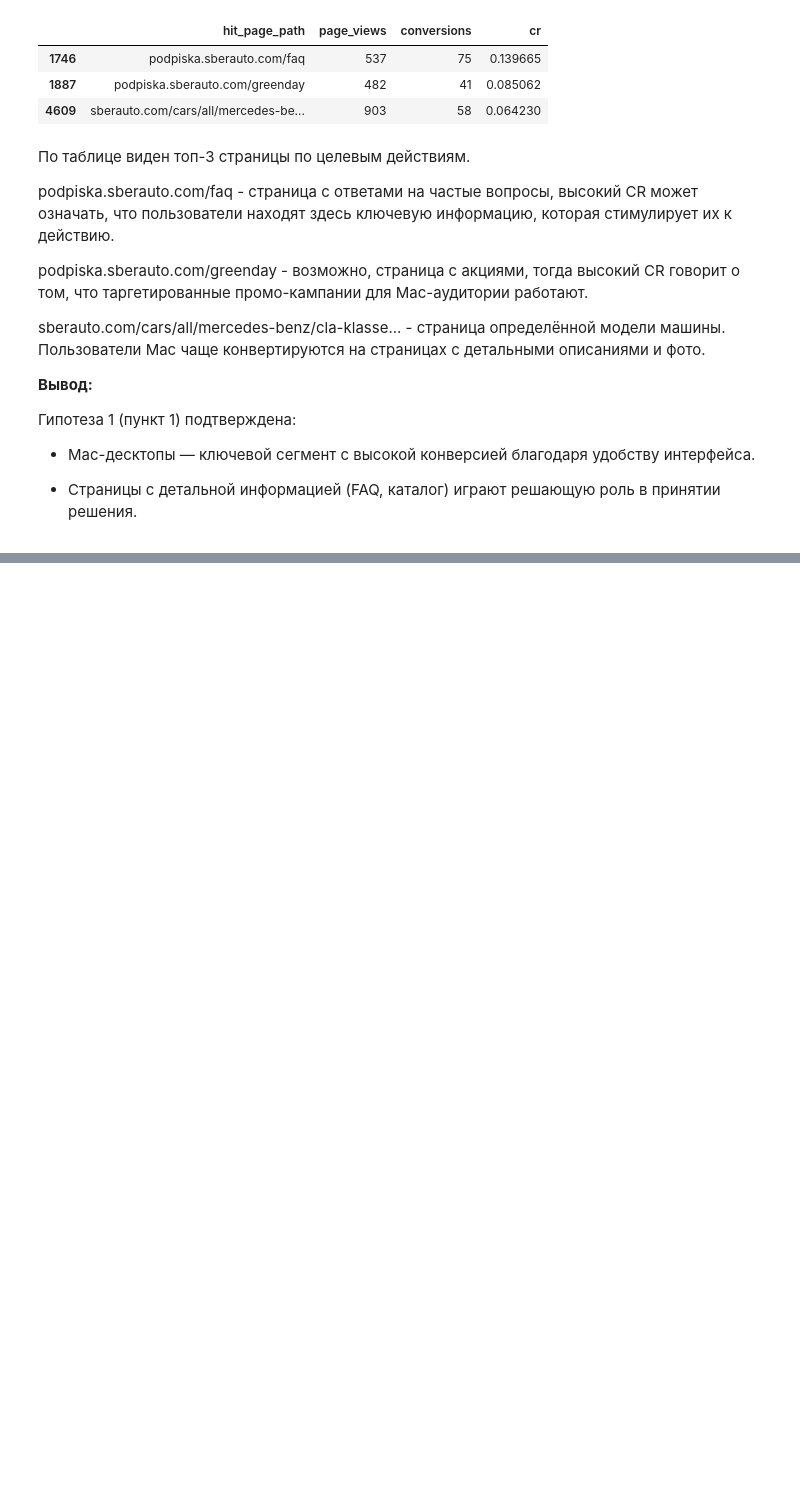
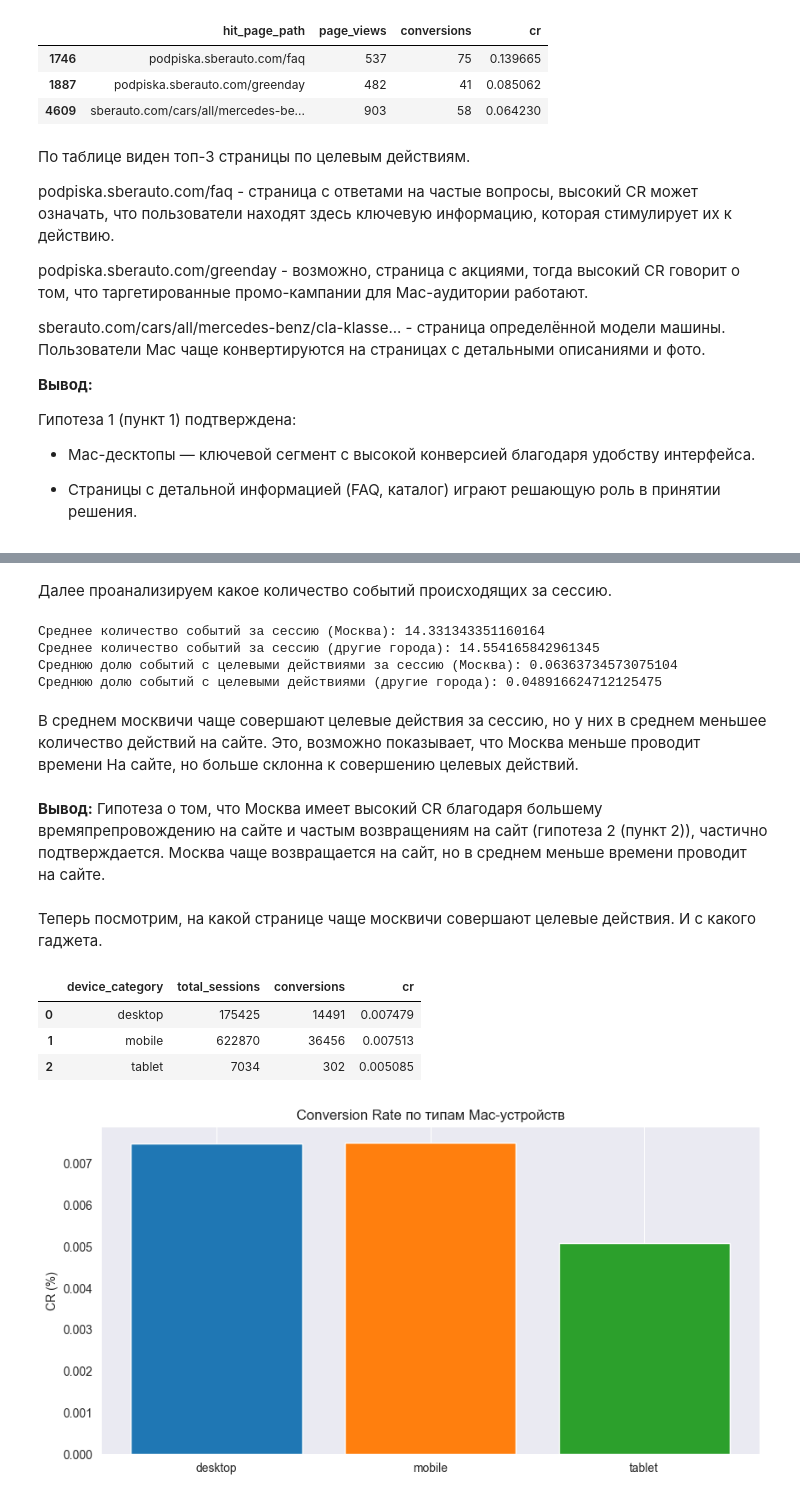
Before and after one commit to DeanNeaht/MIPT_Hackaton, a Jupyter notebook: Продуктовые гипотезы.ipynb, the cells around one changed output, grey strips where cells are left out. Drawn from its saved outputs; the diff is of its cells as text; code cells hidden in the pictures; blank space fills up the shorter version.

```diff
--- a/Продуктовые гипотезы.ipynb
+++ b/Продуктовые гипотезы.ipynb
@@ -396,0 +421,3 @@ sberauto.com/cars/all/mercedes-benz/cla-klasse... - страница опред
+# %%
+data["geo_city"] = data["geo_city"].apply(lambda x: x if (x == "Moscow") | (x == "Saint Petersburg") else "Other cities")
+print(data["geo_city"].unique())
@@ -396,0 +476,10 @@ sberauto.com/cars/all/mercedes-benz/cla-klasse... - страница опред
+# %%
+moscow_data = data[data['geo_city'] == 'Moscow']
+
+# Анализируем из каких каналов (utm_campaign) приходит трафик с Moscow
+moscow_campaigns = moscow_data.groupby('utm_campaign').agg(
+    total_sessions=('session_id', 'nunique'),
+    conversions=("is_conversion", "sum"),
+    cr=('is_conversion', 'mean')
+).reset_index()
+display(moscow_campaigns)
@@ -396,0 +636,48 @@ sberauto.com/cars/all/mercedes-benz/cla-klasse... - страница опред
+# %% [markdown]
+Далее проанализируем какое количество событий происходящих за сессию.
+# %%
+moscows_hits = moscow_data.groupby('session_id').agg(
+    total_hits=('hit_number', 'max'),
+    conversions=('is_conversion', 'sum')
+)
+other_hits = data[data['geo_city'] != 'Moscow'].groupby('session_id').agg(
+    total_hits=('hit_number', 'max'),
+    conversions=('is_conversion', 'sum')
+)
+print("Среднее количество событий за сессию (Москва):", moscows_hits['total_hits'].mean())
+print("Среднее количество событий за сессию (другие города):", other_hits['total_hits'].mean())
+print("Среднюю долю событий с целевыми действиями за сессию (Москва):", moscows_hits['conversions'].mean())
+print("Среднюю долю событий с целевыми действиями (другие города):", other_hits['conversions'].mean())
+# %% [output]
+Среднее количество событий за сессию (Москва): 14.331343351160164
+Среднее количество событий за сессию (другие города): 14.554165842961345
+Среднюю долю событий с целевыми действиями за сессию (Москва): 0.06363734573075104
+Среднюю долю событий с целевыми действиями (другие города): 0.048916624712125475
+# %% [markdown]
+В среднем москвичи чаще совершают целевые действия за сессию, но у них в среднем меньшее количество действий на сайте. Это, возможно показывает, что Москва меньше проводит времени На сайте, но больше склонна к совершению целевых действий.
+# %% [markdown]
+**Вывод:**
+Гипотеза о том, что Москва имеет высокий CR благодаря большему времяпрепровождению на сайте и частым возвращениям на сайт (гипотеза 2 (пункт 2)), частично подтверждается. Москва чаще возвращается на сайт, но в среднем меньше времени проводит на сайте.
+# %% [markdown]
+Теперь посмотрим, на какой странице чаще москвичи совершают целевые действия. И с какого гаджета.
+# %%
+moscow_device_category = moscow_data.groupby("device_category").agg(
+    total_sessions=('session_id', 'nunique'),
+    conversions=('is_conversion', 'sum'),
+    cr=('is_conversion', 'mean')
+).reset_index()
+display(moscow_device_category)
+
+# Визуализация
+plt.figure(figsize=(10, 5))
+plt.bar(moscow_device_category['device_category'], moscow_device_category['cr'], color=['#1f77b4', '#ff7f0e', '#2ca02c'])
+plt.title('Conversion Rate по типам Mac-устройств')
+plt.ylabel('CR (%)')
+plt.grid(axis='y')
+plt.show()
+# %% [output]
+|  | device_category | total_sessions | conversions | cr |
+| 0 | desktop | 175425 | 14491 | 0.007479 |
+| 1 | mobile | 622870 | 36456 | 0.007513 |
+| 2 | tablet | 7034 | 302 | 0.005085 |
+[figure, added]
```
Also changed, not shown: parts of 41 cells of this notebook.
